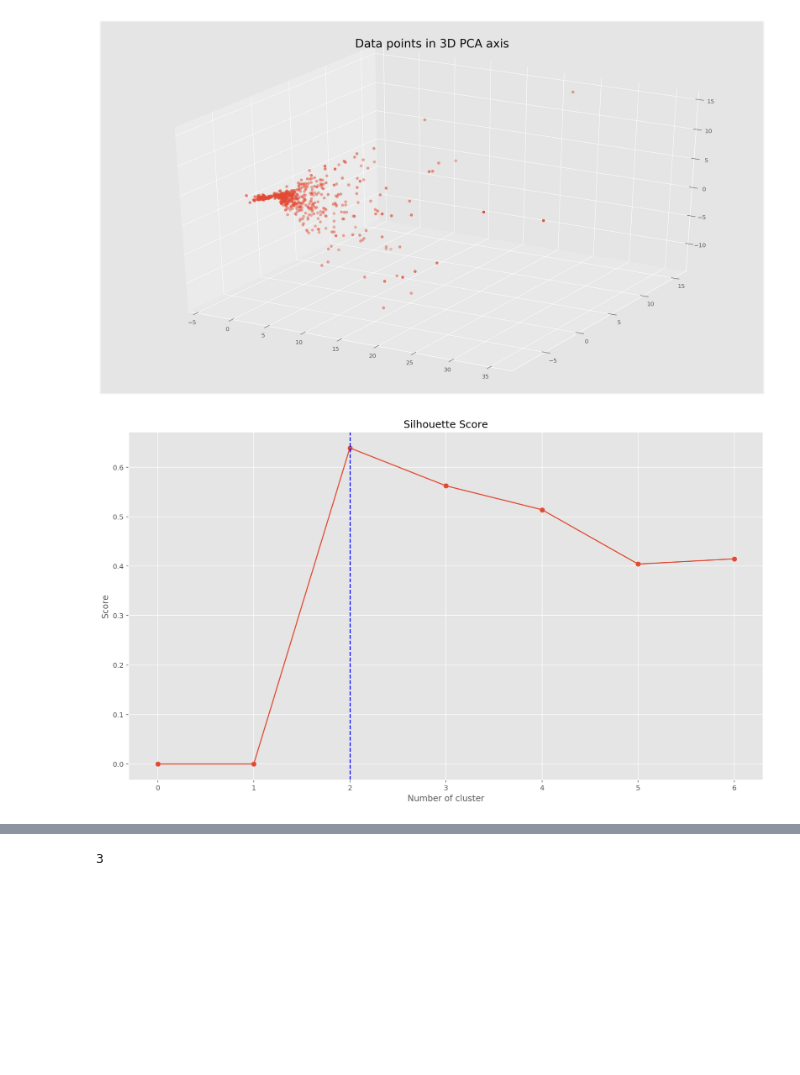
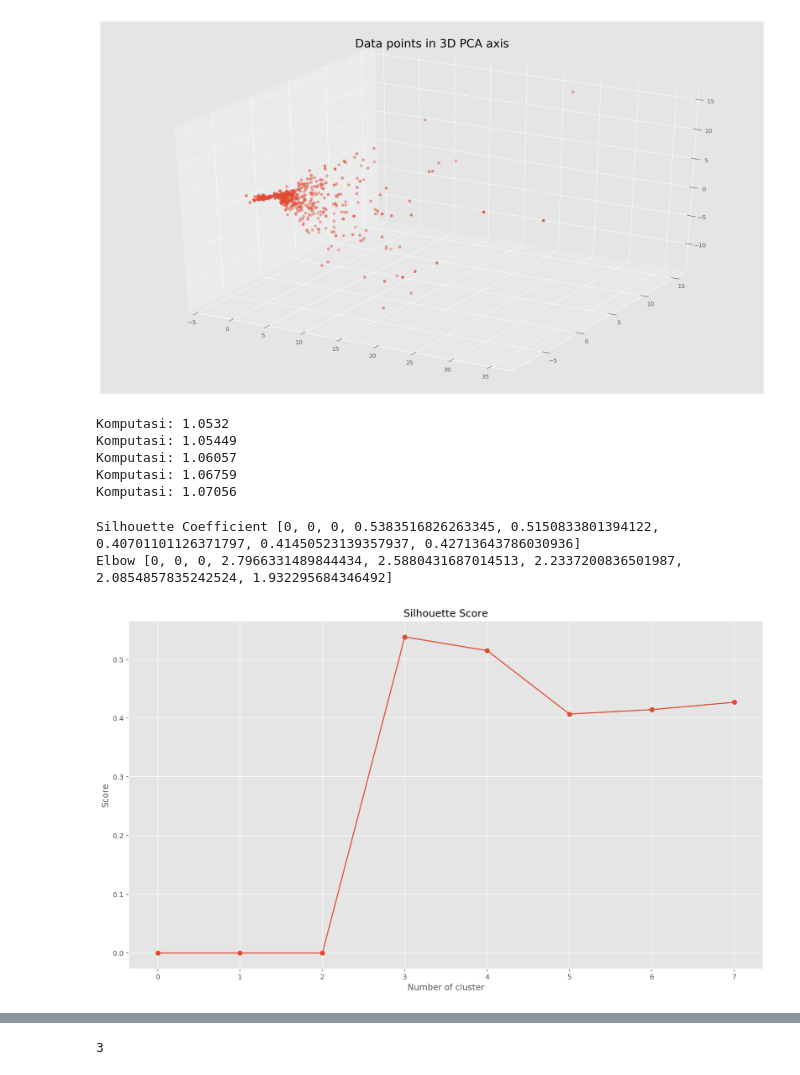
Before and after one commit to billaheagle/movie-recomendation-collaborative-filtering, a Jupyter notebook: Movie Recomendation Collaborative Filtering.ipynb, the cells around one changed output, grey strips where cells are left out. Cells and saved outputs as stored; diff of their text form; code cells hidden in the pictures; blank space fills up the shorter version.

```diff
--- a/Movie Recomendation Collaborative Filtering.ipynb
+++ b/Movie Recomendation Collaborative Filtering.ipynb
@@ -114,26 +114,44 @@ plt.show()
 # %% [output]
 [figure]
 # %%
+import time
 from sklearn.cluster import KMeans
 from sklearn.metrics import silhouette_score
 from scipy.spatial.distance import cdist
 
-scores, distortions = [None] * 7, [None] * 7
-scores[0], scores[1], distortions[0], distortions[1] = 0, 0, 0, 0
+scores, distortions = [None] * 8, [None] * 8
+scores[0], scores[1], scores[2], distortions[0], distortions[1], distortions[2] = 0, 0, 0, 0, 0, 0
 
-for i in range(2, 7):
+for i in range(3, 8):
+    start = time.time()
+
     kmeans = KMeans(n_clusters=i)
     kmeans.fit(tocluster)
     scores[i] = silhouette_score(tocluster, kmeans.labels_)
     distortions[i] = sum(np.min(cdist(tocluster, kmeans.cluster_centers_,
                                         'euclidean'), axis = 1)) / tocluster.shape[0]
+
+    time.sleep(1)
+    end = time.time()
+    print('Komputasi:', round((end - start), 5))
+# %% [output]
+Komputasi: 1.0532
+Komputasi: 1.05449
+Komputasi: 1.06057
+Komputasi: 1.06759
+Komputasi: 1.07056
+# %%
+print('Silhouette Coefficient', scores)
+print('Elbow', distortions)
+# %% [output]
+Silhouette Coefficient [0, 0, 0, 0.5383516826263345, 0.5150833801394122, 0.40701101126371797, 0.41450523139357937, 0.42713643786030936]
+Elbow [0, 0, 0, 2.7966331489844434, 2.5880431687014513, 2.2337200836501987, 2.0854857835242524, 1.932295684346492]
 # %%
-plt.plot(range(0 ,7), scores, '-o')
-plt.axvline(x = scores.index(max(scores)), color = 'blue', linestyle = '--')
+plt.plot(range(0 ,8), scores, '-o')
 plt.xlabel('Number of cluster')
 plt.ylabel('Score')
 plt.title('Silhouette Score')
 plt.show()
 # %% [output]
-[figure, old version]
+[figure, new version]
 # %%
```
Also changed, not shown: parts of 10 cells of this notebook.
